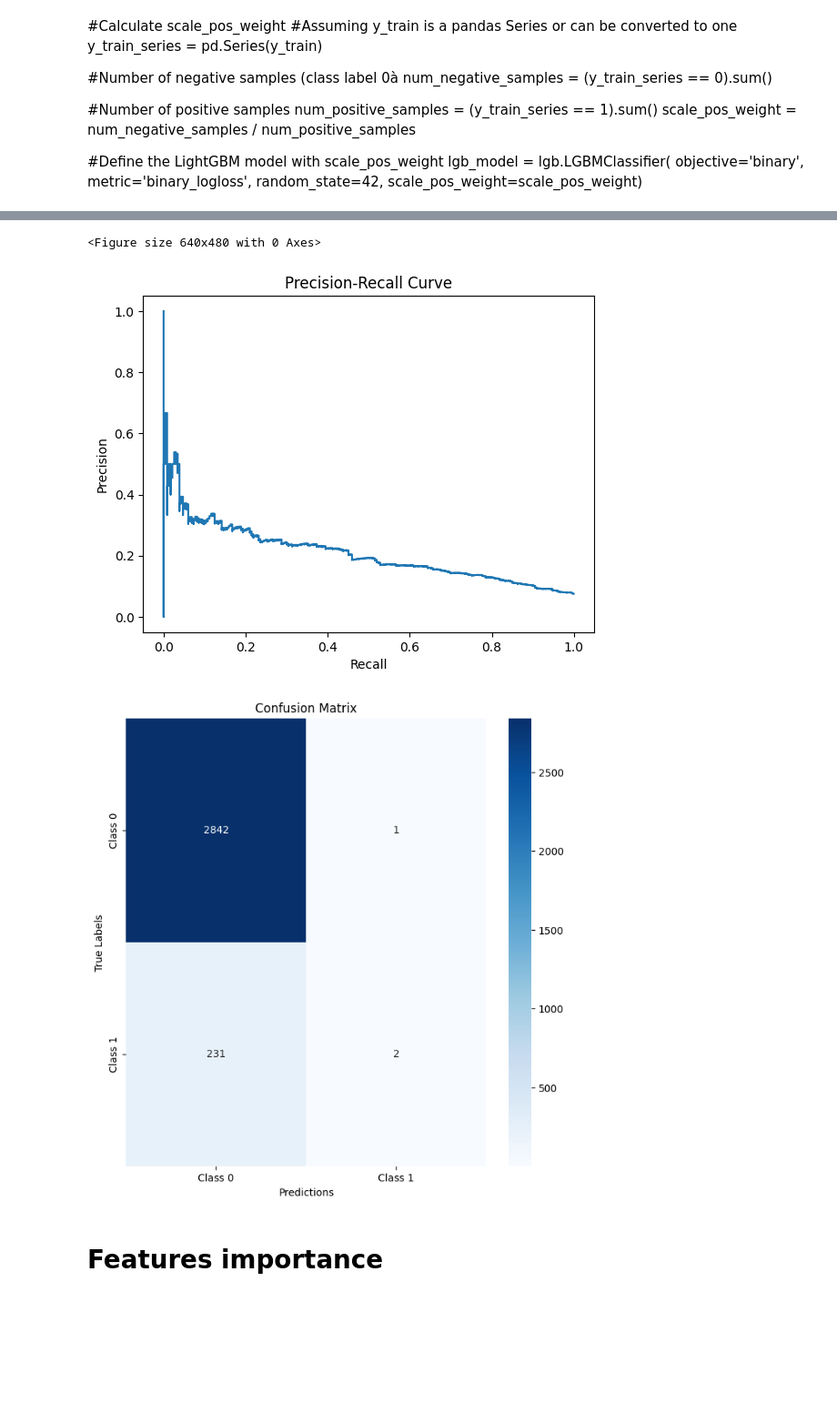
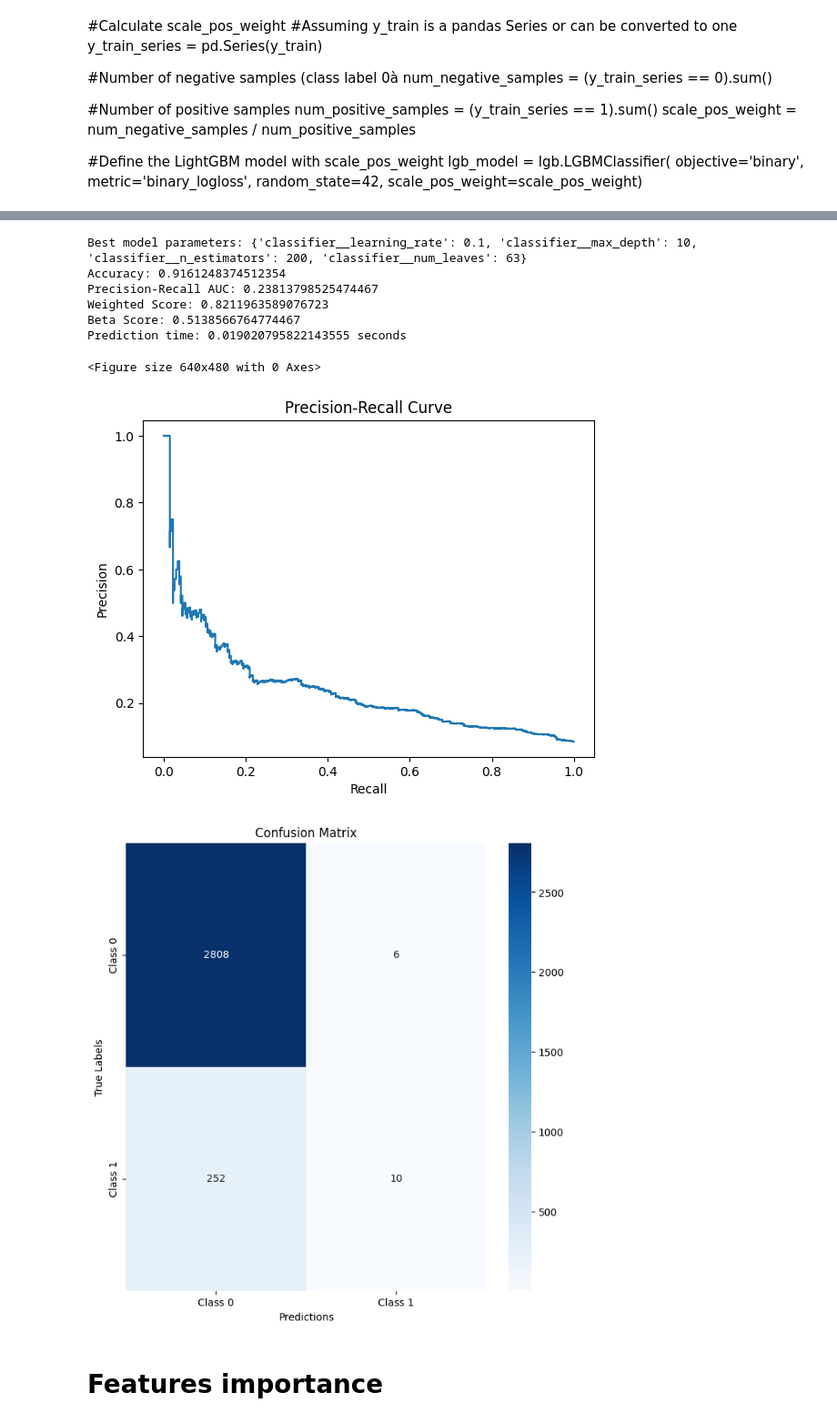
Before and after one commit to LauraChatard/Impl-mentez_un_modele_de_scoring, a Jupyter notebook: Projet_7_2_models.ipynb, the cells around one changed output, grey strips where cells are left out. Shown: that part at 91% size. Saved outputs shown, nothing was run; the diff lists cells and outputs as text; code cells hidden in the pictures; blank space fills up the shorter version.

```diff
--- a/Projet_7_2_models.ipynb
+++ b/Projet_7_2_models.ipynb
@@ -198,3 +202,9 @@ class_weights = {0: weight_0, 1: weight_1}
+# %%
+# Test SMOTE for Class Imbalance
+
+# Apply SMOTE to oversample the minority class
+smote = SMOTE(random_state=42)
+X_train_res, y_train_res = smote.fit_resample(X_train, y_train)
 # %% [markdown]
 ## Choose metrics
 # %% [markdown]
@@ -221,12 +231,12 @@ P7_exp_linear_reg = "228532471274446842"
 C_value = 0.0001
 
 # Start an MLflow run
-with mlflow.start_run(run_name="LinearRegression_test_class_weights", experiment_id=P7_exp_linear_reg):
+with mlflow.start_run(run_name="LinearRegression_test_SMOTE", experiment_id=P7_exp_linear_reg):
     start_time = time.time()
 
     # Create and train the model
     log_reg = LogisticRegression(C=C_value, random_state=42)
-    log_reg.fit(X_train, y_train)
+    log_reg.fit(X_train_res, y_train_res)
 
     # Log training time
     training_time = time.time() - start_time
@@ -318,11 +328,11 @@ pipeline = Pipeline([
 
 
 # Run the experiment with MLflow
-with mlflow.start_run(run_name="DummyClassifier_experiment_class_weights", experiment_id=P7_exp_dummy_classifier):
+with mlflow.start_run(run_name="DummyClassifier_experiment_SMOTE", experiment_id=P7_exp_dummy_classifier):
     start_time = time.time()
 
     # Fit the DummyClassifier
-    pipeline.fit(X_train, y_train)
+    pipeline.fit(X_train_res, y_train_res)
 
     # Log training time
     training_time = time.time() - start_time
@@ -404,7 +414,7 @@ Prediction time: 0.0002512931823730469 seconds
 #experiment_id = mlflow.create_experiment('P7_exp_random_forest')
 # %%
 # Execute the experiment with MLflow
-with mlflow.start_run(run_name="RandomForest_gridsearch_class_weights_2", experiment_id=150774441229989355):
+with mlflow.start_run(run_name="RandomForest_SMOTE", experiment_id=150774441229989355):
     start_time = time.time()
 
     # Define a pipeline and grid search
@@ -423,7 +433,7 @@ with mlflow.start_run(run_name="RandomForest_gridsearch_class_weights_2", experi
     grid_search = GridSearchCV(pipeline, param_grid, cv=5, n_jobs=-1, verbose=0)
 
     # Run GridSearchCV to find the best hyperparameters
-    grid_search.fit(X_train, y_train)
+    grid_search.fit(X_train_res, y_train_res)
 
     # Log training time
     training_time = time.time() - start_time
@@ -560,11 +570,11 @@ param_grid = {
 grid_search = GridSearchCV(pipeline, param_grid, cv=5, n_jobs=-1, verbose=0)
 # %%
 # Execute the experiment with MLflow
-with mlflow.start_run(run_name="LightGBM_class_weights_2", experiment_id=P7_exp_LightGBM):
+with mlflow.start_run(run_name="LightGBM_SMOTE", experiment_id=P7_exp_LightGBM):
     start_time = time.time()
 
     # Run GridSearchCV to find the best hyperparameters
-    grid_search.fit(X_train, y_train)
+    grid_search.fit(X_train_res, y_train_res)
 
     # Log training time
     training_time = time.time() - start_time
@@ -652,6 +661,12 @@ Prediction time: 0.017100095748901367 seconds
-<Figure size 640x480 with 0 Axes>
+Best model parameters: {'classifier__learning_rate': 0.1, 'classifier__max_depth': 10, 'classifier__n_estimators': 200, 'classifier__num_leaves': 63}
+Accuracy: 0.9161248374512354
+Precision-Recall AUC: 0.23813798525474467
+Weighted Score: 0.8211963589076723
+Beta Score: 0.5138566764774467
+Prediction time: 0.019020795822143555 seconds
+<Figure size 640x480 with 0 Axes>
-[figure, old version]
+[figure, new version]
-[figure, old version]
+[figure, new version]
 # %% [markdown]
 # Features importance
 # %%
```
Also changed, not shown: parts of 10 cells of this notebook.
